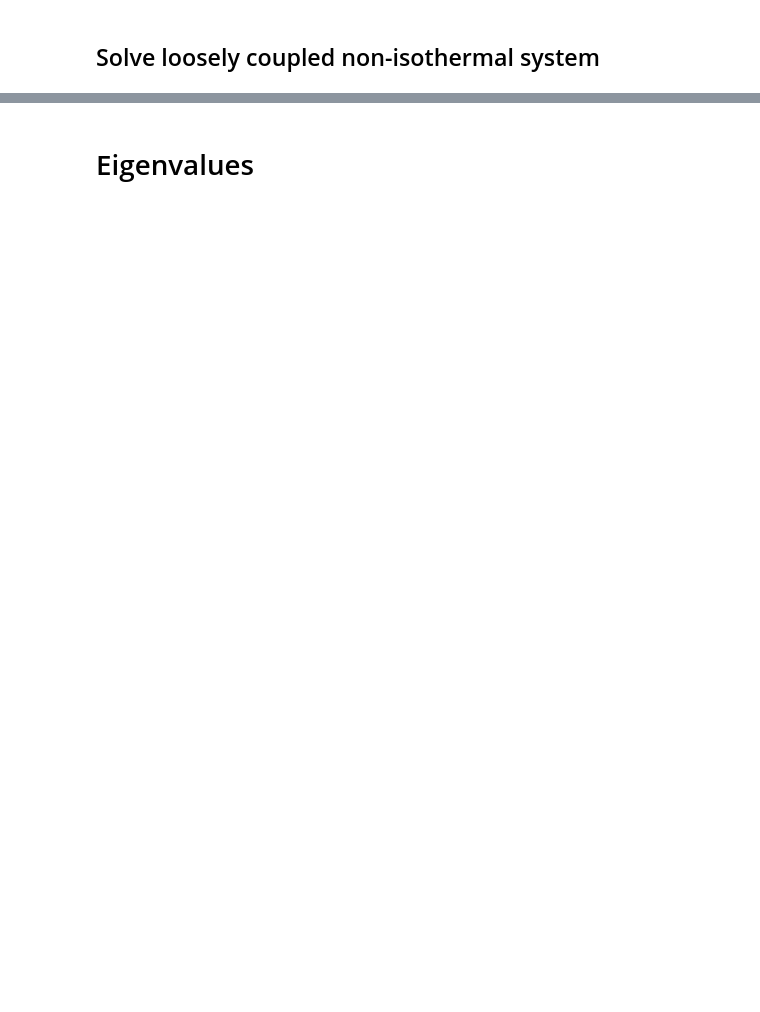
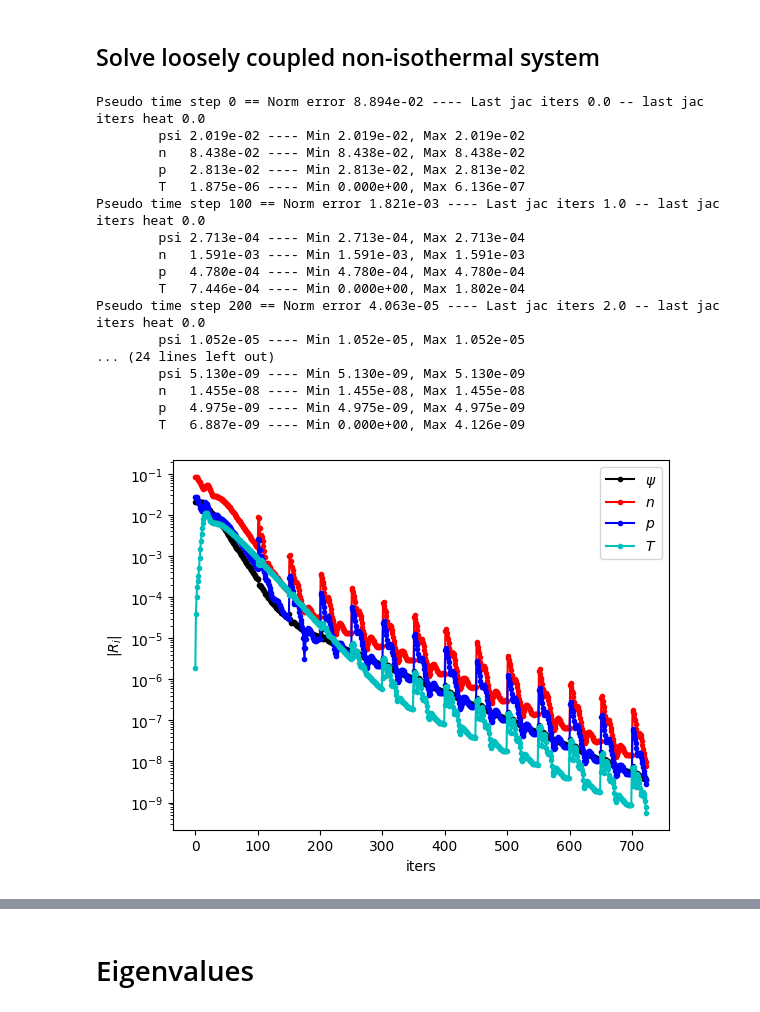
Before and after one commit to marc-flex/charge_notebooks, a Jupyter notebook: 1D_numerics_comparison.ipynb, the cells around one changed output, grey strips where cells are left out. Drawn from its saved outputs; the diff is of its cells as text; code cells hidden in the pictures; blank space fills up the shorter version.

```diff
--- a/1D_numerics_comparison.ipynb
+++ b/1D_numerics_comparison.ipynb
@@ -913,6 +953,8 @@ def solve_loosely_coupled(CFL_max = 10, err_max = 1e-9):
 
     T = np.ones(N)
     theta = np.zeros(N)
+    rhs_th = np.zeros(N)
+    rhs = np.zeros(3*N)
     Jth = np.zeros([N, N])
     Sth = np.zeros(N)
     Jsth = np.zeros([N, N])
@@ -924,7 +966,8 @@ def solve_loosely_coupled(CFL_max = 10, err_max = 1e-9):
     # Pseudo-time stepping vars
     Nmax = 4000 # maximum pseudo-time iterations
     n = 0 # pseudo-time iteration
-    total_jacobi_subiters = 0
+    total_subiters = 0
+    total_subiters_th = 0
 
     err = 1e20
     if np.isclose(vt0, Vmax):
@@ -946,17 +989,23 @@ def solve_loosely_coupled(CFL_max = 10, err_max = 1e-9):
     while n < Nmax and err > err_max:
         # update matrix m
         CFL_min = CFL_max * 1e-3
-        n_ramp = 400
+        n_ramp = 50
         CFL = CFL_min + (CFL_max - CFL_min)/n_ramp*n
         if n > n_ramp:
             CFL = CFL_max
         dt = CFL * dx
         F = get_max_forcing(U, T)
         x = F*dx/vt0_bar/T[0]
+        rhs = smoothing(rhs, Nb = 3, alpha=0.5)
         for i in range(N):
             M[i,i] = dx/dt * 4*eps0*Er/dx
             M[N+i, N+i] = dx/dt* 2*mu_n*vt0_bar*T[0]/dx*np.abs(B(x)+B(-x))
             M[2*N+i, 2*N+i] = dx/dt* 2*mu_p*vt0_bar*T[0]/dx*np.abs(B(x)+B(-x))
+
+            if n> 50 and n % 50 == 0:
+                # M[i,i] = dx * 4*eps0*Er/dx  /max(dt, dt / (np.abs(rhs[i]) + 0*1e-3))
+                M[N+i, N+i] = dx * 2*mu_n*vt0_bar*T[0]/dx*np.abs(B(x)+B(-x)) /max(dt, dt / (np.abs(rhs[N+i]) + 0*1e-3))
+                M[2*N+i, 2*N+i] = dx* 2*mu_p*vt0_bar*T[0]/dx*np.abs(B(x)+B(-x)) /max(dt, dt / (np.abs(rhs[2*N+i]) + 0*1e-3))
 
         # solve fist Gauss + charge
         J = compute_jacobian(J, U, T)
@@ -969,10 +1018,13 @@ def solve_loosely_coupled(CFL_max = 10, err_max = 1e-9):
         rhs = compute_jacobian_u(rhs, U, T)
 
         # dU, jac_iters = solve_jacobi(A, rhs, dU, relaxation = 0.35, verbose=False, max_iters=100, err_max = err_max / 10)
-        dU, jac_iters = gmres(A, rhs, rtol=err_max/10, maxiter=100)
+        dU, jac_iters = gmres(A, rhs, rtol=1e-15, maxiter=100)
         dU[0] = 0
         # U = U + dU
         U = exponential_smoothing(U, dU)
+        # periodicity
+        for i in range(3):
+            U[i*N + N-1] = U[i*N]
 
         # Now update temperature
         for kth in range(1):
@@ -980,6 +1032,9 @@ def solve_loosely_coupled(CFL_max = 10, err_max = 1e-9):
             Jth = compute_thermal_jacobian(Jth, U, T)
             Sth = compute_heat_source(Sth, U, T)
             Jsth = compute_heat_source_jacobian(Jsth, U, T)
+
+            if n> 50 and n % 10 == 0:
+                M[i,i] = k /max(dt, dt / (np.abs(rhs_th[i])))
 
             # BCs
             for i in range(N):
@@ -993,12 +1048,13 @@ def solve_loosely_coupled(CFL_max = 10, err_max = 1e-9):
             rhs_th[0] = 0
 
             # dtheta, jac_iters_th = solve_jacobi(Ath, rhs_th, dtheta, relaxation = 0.35, verbose=False, max_iters=100, err_max = err_max / 10)
-            dtheta, jac_iters_th = gmres(Ath, rhs_th, rtol=err_max/10, maxiter=100)
+            dtheta, jac_iters_th = gmres(Ath, rhs_th, rtol=1e-10, maxiter=50)
             theta += dtheta
             # theta[0] = 0
             T = np.ones(N)
             update_T(T, dT0 * theta / T0)
             # T = 1 + dT0 * theta / T0
+            T[N-1] = T[0]
 
 
         err = np.linalg.norm(rhs[N:3*N])
@@ -1010,20 +1066,24 @@ def solve_loosely_coupled(CFL_max = 10, err_max = 1e-9):
             return U, T
 
         # error history
-        err_phi.append(np.linalg.norm(rhs[0:N]))
+        err_phi.append(np.linalg.norm(rhs[2:N-2]))
         err_n.append(np.linalg.norm(rhs[N:2*N]))
         err_p.append(np.linalg.norm(rhs[2*N:3*N]))
         err_T.append(err_th)
+        total_subiters += jac_iters
+        total_subiters_th += jac_iters_th
 
         if n % 100 == 0:
-            dphi = np.linalg.norm(rhs[0:N])
+            dphi = np.linalg.norm(rhs[2:N-2])
             dn = np.linalg.norm(rhs[N:2*N])
             dp = np.linalg.norm(rhs[2*N:3*N])
-            print(f"Pseudo time step {n} == Norm error {err:0.3e} ---- Last jac iters {jac_iters} -- last jac iters heat {jac_iters_th}")
+            print(f"Pseudo time step {n} == Norm error {err:0.3e} ---- Last jac iters {total_subiters/100} -- last jac iters heat {total_subiters_th/100}")
             print(f"\tpsi {np.linalg.norm(dphi):0.3e} ---- Min {np.min(np.abs(dphi)):0.3e}, Max {np.max(np.abs(dphi)):0.3e}")
             print(f"\tn   {np.linalg.norm(dn):0.3e} ---- Min {np.min(np.abs(dn)):0.3e}, Max {np.max(np.abs(dn)):0.3e}")
             print(f"\tp   {np.linalg.norm(dp):0.3e} ---- Min {np.min(np.abs(dp)):0.3e}, Max {np.max(np.abs(dp)):0.3e}")
             print(f"\tT   {err_th:0.3e} ---- Min {np.min(np.abs(rhs_th)):0.3e}, Max {np.max(np.abs(rhs_th)):0.3e}")
+            total_subiters = 0
+            total_subiters_th = 0
 
         n += 1
     # print convergence history
@@ -1031,8 +1091,27 @@ def solve_loosely_coupled(CFL_max = 10, err_max = 1e-9):
     return U, T
 # %%
 time_thermal_pt = time.time()
-U, T = solve_loosely_coupled()
+U, T = solve_loosely_coupled(CFL_max = 10, err_max = 1e-8)
 time_thermal_pt = time.time() - time_thermal_pt
+# %% [output]
+Pseudo time step 0 == Norm error 8.894e-02 ---- Last jac iters 0.0 -- last jac iters heat 0.0
+        psi 2.019e-02 ---- Min 2.019e-02, Max 2.019e-02
+        n   8.438e-02 ---- Min 8.438e-02, Max 8.438e-02
+        p   2.813e-02 ---- Min 2.813e-02, Max 2.813e-02
+        T   1.875e-06 ---- Min 0.000e+00, Max 6.136e-07
+Pseudo time step 100 == Norm error 1.821e-03 ---- Last jac iters 1.0 -- last jac iters heat 0.0
+        psi 2.713e-04 ---- Min 2.713e-04, Max 2.713e-04
+        n   1.591e-03 ---- Min 1.591e-03, Max 1.591e-03
+        p   4.780e-04 ---- Min 4.780e-04, Max 4.780e-04
+        T   7.446e-04 ---- Min 0.000e+00, Max 1.802e-04
+Pseudo time step 200 == Norm error 4.063e-05 ---- Last jac iters 2.0 -- last jac iters heat 0.0
+        psi 1.052e-05 ---- Min 1.052e-05, Max 1.052e-05
+... (24 lines left out)
+        psi 5.130e-09 ---- Min 5.130e-09, Max 5.130e-09
+        n   1.455e-08 ---- Min 1.455e-08, Max 1.455e-08
+        p   4.975e-09 ---- Min 4.975e-09, Max 4.975e-09
+        T   6.887e-09 ---- Min 0.000e+00, Max 4.126e-09
+[figure, added]
 # %%
 print(f"Time loosely coupled thermal (pseudo-time stepping: {time_thermal_pt} s")
 plot_solution(U, T)
```
Also changed, not shown: parts of 16 cells of this notebook.
